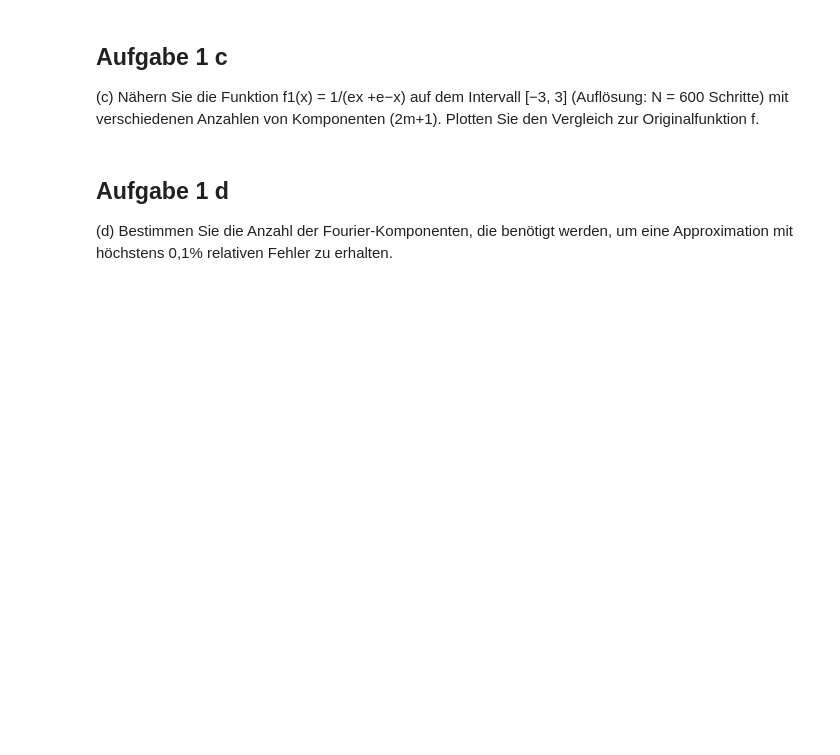
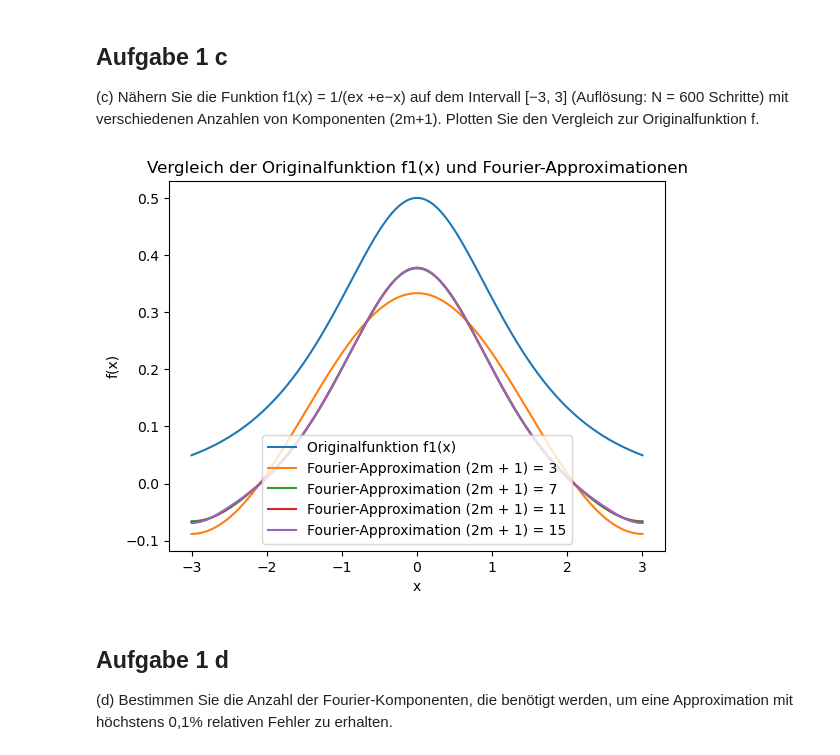
Before and after one commit to 7ben18/fhnw-vta-Vertiefende-Themen-der-Analysis, a Jupyter notebook: minichallenge2/vta-mc2.ipynb, the cells around one changed output. Saved outputs shown, nothing was run; the diff lists cells and outputs as text; code cells hidden in the pictures; blank space fills up the shorter version.

```diff
--- a/minichallenge2/vta-mc2.ipynb
+++ b/minichallenge2/vta-mc2.ipynb
@@ -86,3 +84,30 @@ zur Originalfunktion f.
+# %%
+# CODE von ChatGPT
+
+# Gegebene Funktion f1(x)
+def f1(x):
+    return 1 / (np.exp(x) + np.exp(-x))
+
+# x-Werte auf dem Intervall [-3, 3] mit N = 600 Schritten
+x = np.linspace(-3, 3, 600)
+y = f1(x)
+
+# Plotten der Originalfunktion
+plt.plot(x, y, label='Originalfunktion f1(x)')
+
+# Berechnung und Plotten der Fourier-Approximationen für verschiedene Anzahlen von Komponenten (2m + 1)
+component_counts = [1, 3, 5, 7]
+for m in component_counts:
+    fapp = fourier_approximation(x, y, m)
+    plt.plot(x, fapp, label=f'Fourier-Approximation (2m + 1) = {2 * m + 1}')
+
+plt.legend()
+plt.title('Vergleich der Originalfunktion f1(x) und Fourier-Approximationen')
+plt.xlabel('x')
+plt.ylabel('f(x)')
+plt.show()
+# %% [output]
+[figure, added]
 # %% [markdown]
 ## Aufgabe 1 d
 (d) Bestimmen Sie die Anzahl der Fourier-Komponenten, die benötigt werden, um eine Approximation
```
Also changed, not shown: parts of 17 cells of this notebook.
